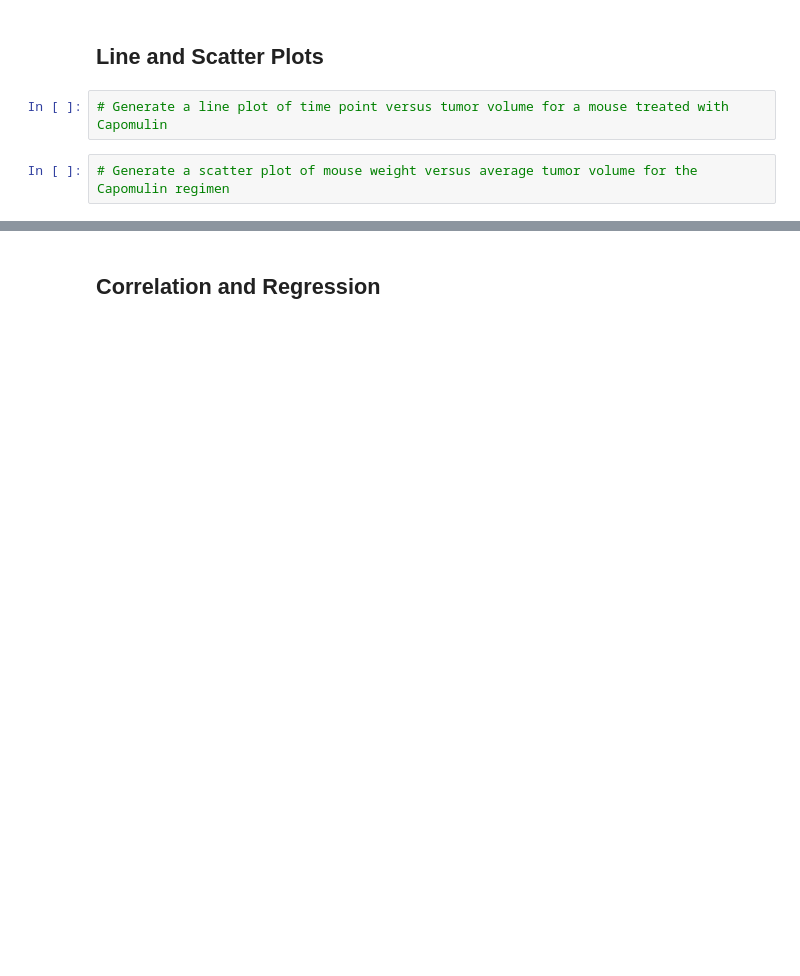
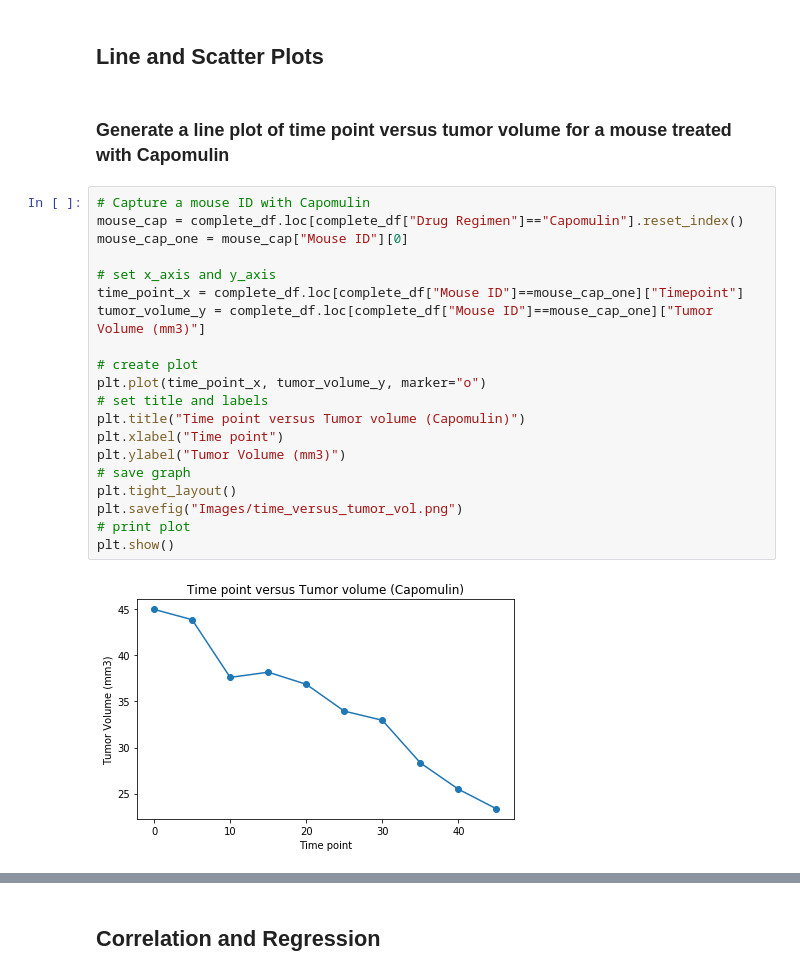
Before and after one commit to gemelodyyu/Matplotlib---The-Power-of-Plots, a Jupyter notebook: pymaceuticals.ipynb, the cells around one changed output, grey strips where cells are left out. Saved outputs shown, nothing was run; the diff lists cells and outputs as text; blank space fills up the shorter version.

```diff
--- a/pymaceuticals.ipynb
+++ b/pymaceuticals.ipynb
@@ -244,6 +299,26 @@ plt.show()
 # %% [markdown]
 ## Line and Scatter Plots
-# %%
-# Generate a line plot of time point versus tumor volume for a mouse treated with Capomulin
-# %%
-# Generate a scatter plot of mouse weight versus average tumor volume for the Capomulin regimen
+# %% [markdown]
+### Generate a line plot of time point versus tumor volume for a mouse treated with Capomulin
+# %%
+# Capture a mouse ID with Capomulin
+mouse_cap = complete_df.loc[complete_df["Drug Regimen"]=="Capomulin"].reset_index()
+mouse_cap_one = mouse_cap["Mouse ID"][0]
+
+# set x_axis and y_axis
+time_point_x = complete_df.loc[complete_df["Mouse ID"]==mouse_cap_one]["Timepoint"]
+tumor_volume_y = complete_df.loc[complete_df["Mouse ID"]==mouse_cap_one]["Tumor Volume (mm3)"]
+
+# create plot
+plt.plot(time_point_x, tumor_volume_y, marker="o")
+# set title and labels
+plt.title("Time point versus Tumor volume (Capomulin)")
+plt.xlabel("Time point")
+plt.ylabel("Tumor Volume (mm3)")
+# save graph
+plt.tight_layout()
+plt.savefig("Images/time_versus_tumor_vol.png")
+# print plot
+plt.show()
+# %% [output]
+[figure, added]
```
Also changed, not shown: parts of 19 cells of this notebook.
